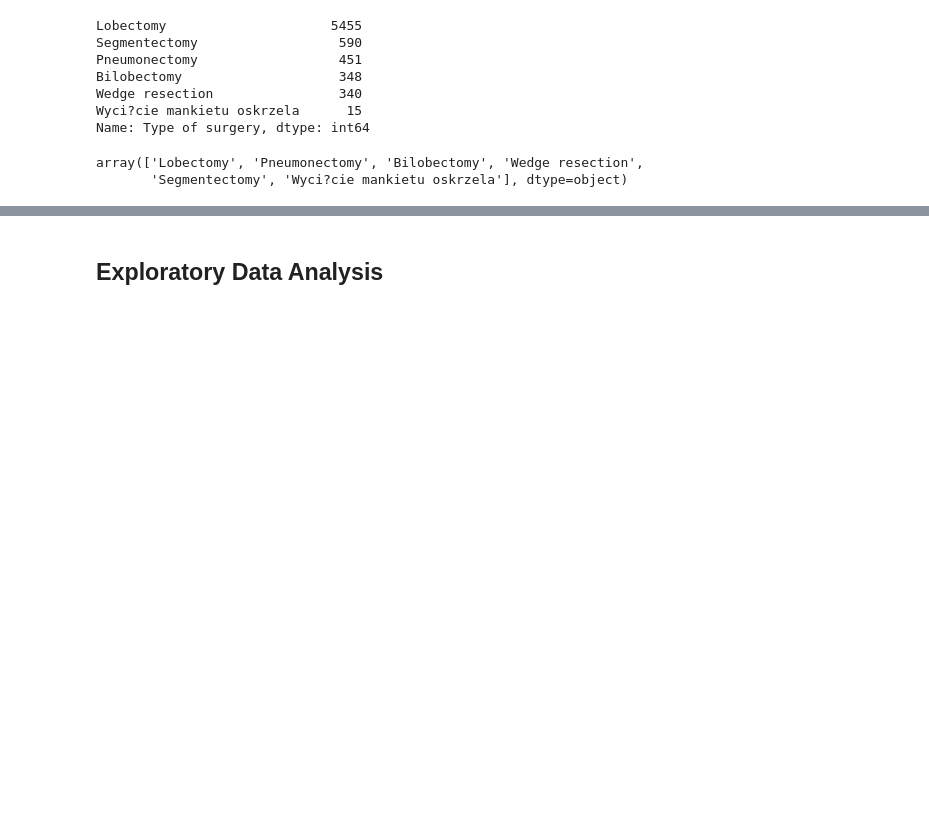
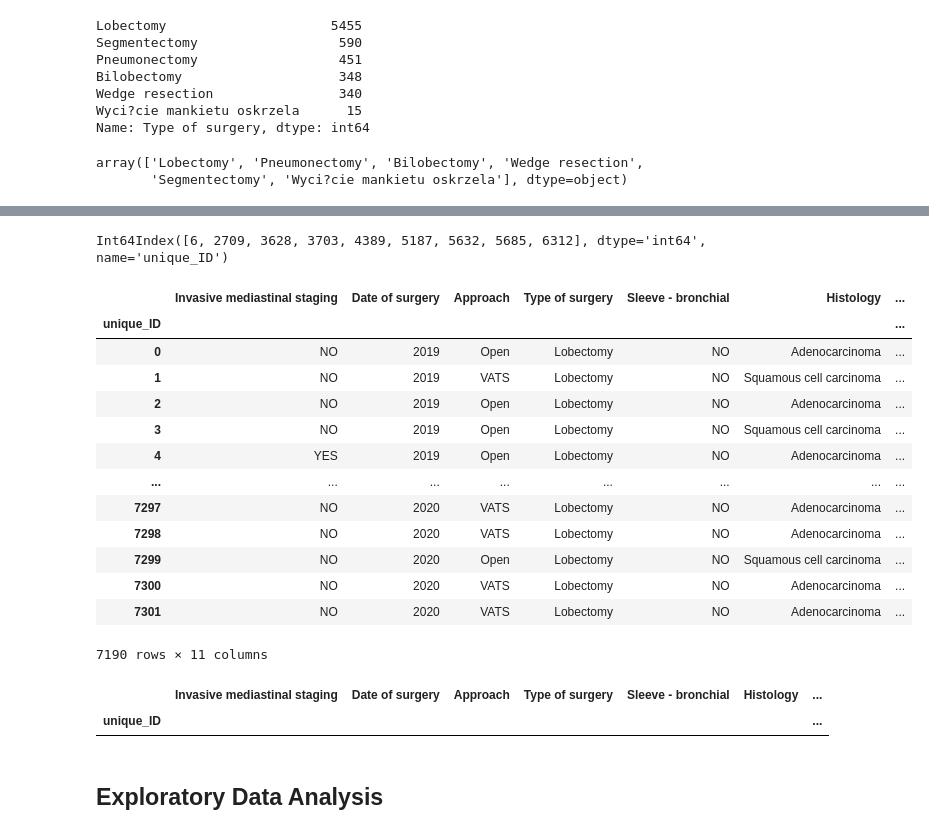
Before and after one commit to CHRISTINEMUTHEE/Lung-Cancer-, a Jupyter notebook: mass_code.ipynb, the cells around one changed output, grey strips where cells are left out. Cells and saved outputs as stored; diff of their text form; code cells hidden in the pictures; blank space fills up the shorter version.

```diff
--- a/mass_code.ipynb
+++ b/mass_code.ipynb
@@ -376,3 +389,33 @@ df_poland.to_csv("Clean dataset.csv",index=False)
+# %%
+# Extracting outliers from the dataset
+outliers=df_poland.loc[df_poland['Total hospital stay']>=150]
+outliers.index
+# %% [output]
+Int64Index([6, 2709, 3628, 3703, 4389, 5187, 5632, 5685, 6312], dtype='int64', name='unique_ID')
+# %%
+# Dropping entries with outliers.
+dropped_df_poland=df_poland.drop(outliers.index,axis=0)
+dropped_df_poland
+# %% [output]
+|  | Invasive mediastinal staging | Date of surgery | Approach | Type of surgery | Sleeve - bronchial | Histology | ... |
+| unique_ID |  |  |  |  |  |  | ... |
+| 0 | NO | 2019 | Open | Lobectomy | NO | Adenocarcinoma | ... |
+| 1 | NO | 2019 | VATS | Lobectomy | NO | Squamous cell carcinoma | ... |
+| 2 | NO | 2019 | Open | Lobectomy | NO | Adenocarcinoma | ... |
+| 3 | NO | 2019 | Open | Lobectomy | NO | Squamous cell carcinoma | ... |
+| 4 | YES | 2019 | Open | Lobectomy | NO | Adenocarcinoma | ... |
+| ... | ... | ... | ... | ... | ... | ... | ... |
+| 7297 | NO | 2020 | VATS | Lobectomy | NO | Adenocarcinoma | ... |
+| 7298 | NO | 2020 | VATS | Lobectomy | NO | Adenocarcinoma | ... |
+| 7299 | NO | 2020 | Open | Lobectomy | NO | Squamous cell carcinoma | ... |
+| 7300 | NO | 2020 | VATS | Lobectomy | NO | Adenocarcinoma | ... |
+| 7301 | NO | 2020 | VATS | Lobectomy | NO | Adenocarcinoma | ... |
+7190 rows × 11 columns
+# %%
+dropped_df_poland.loc[dropped_df_poland['Total hospital stay']>=150]
+# %% [output]
+|  | Invasive mediastinal staging | Date of surgery | Approach | Type of surgery | Sleeve - bronchial | Histology | ... |
+| unique_ID |  |  |  |  |  |  | ... |
 # %% [markdown]
 ## Exploratory Data Analysis
 # %% [markdown]
```
Also changed, not shown: parts of 39 cells of this notebook.
